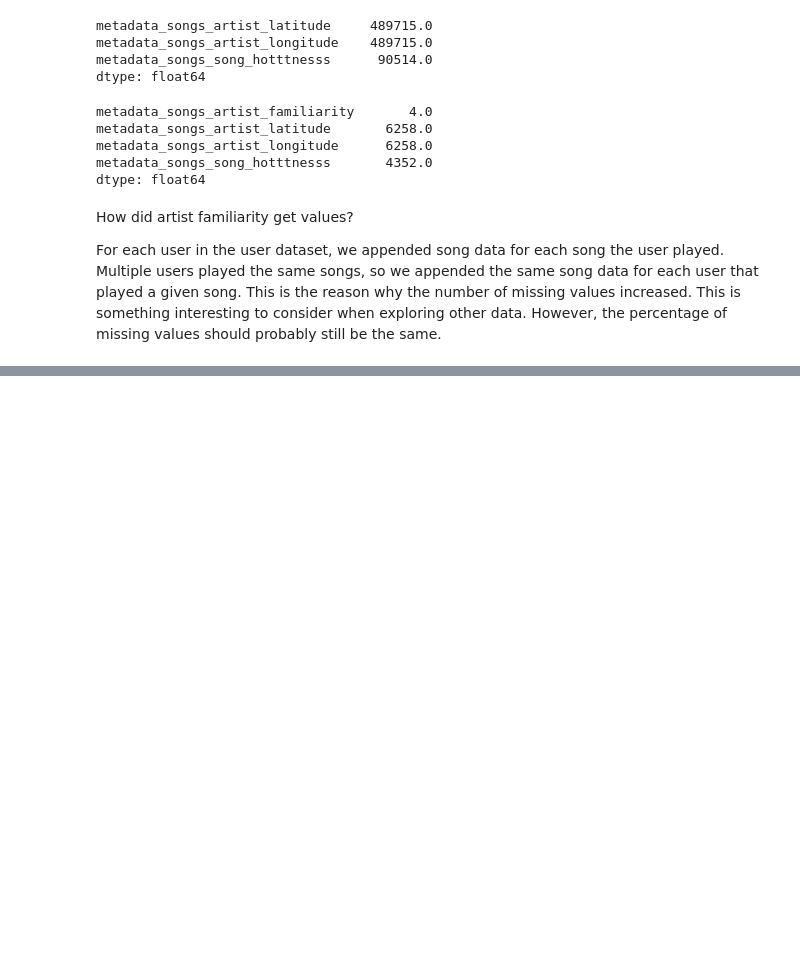
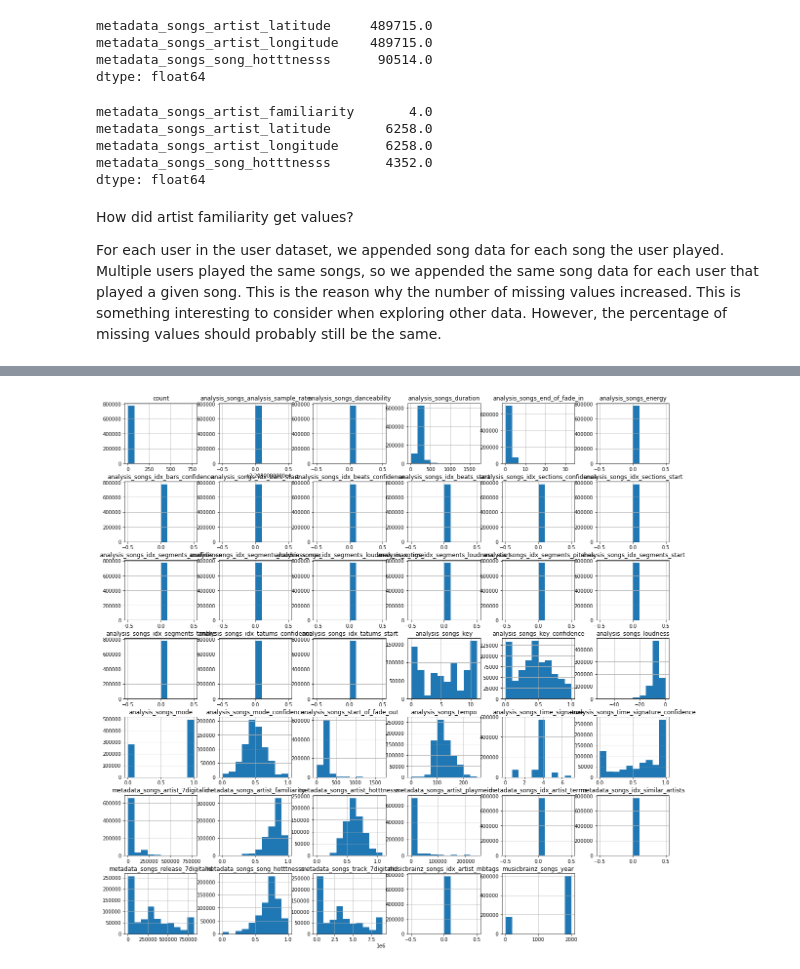
Before and after one commit to skhatri-28/Song-Recommendation-System-Project, a Jupyter notebook: notebooks/preprocessing.ipynb, the cells around one changed output, grey strips where cells are left out. Cells and saved outputs as stored; diff of their text form; code cells hidden in the pictures; blank space fills up the shorter version.

Commit message:
Uploading initial data preprocessing results

```diff
--- a/notebooks/preprocessing.ipynb
+++ b/notebooks/preprocessing.ipynb
@@ -2,7 +2,7 @@
 import numpy as np
 import pandas as pd
 # %%
-reldir = '../datasets/'
+reldir = 'C:\\Users\\shefa\\OneDrive\\CS6220\\msd.recsys\\datasets\\'
 # %%
 df = pd.read_pickle(reldir + 'msd_tastes_merged.csv', compression='zip')
 # %%
@@ -33,0 +53,3 @@ For each user in the user dataset, we appended song data for each song the user
+# %%
+# Remove columns with a high percentage of missing values
+df_excl_missing_data = df.drop(['metadata_songs_artist_latitude', 'metadata_songs_artist_longitude'], axis=1)
@@ -33,0 +71,5 @@ For each user in the user dataset, we appended song data for each song the user
+# %%
+#df.hist(bins=30, figsize=(20, 20))
+df_excl_missing_data.hist(figsize=(20, 20));
+# %% [output]
+[figure, added]
```
Also changed, not shown: parts of 6 cells of this notebook.
